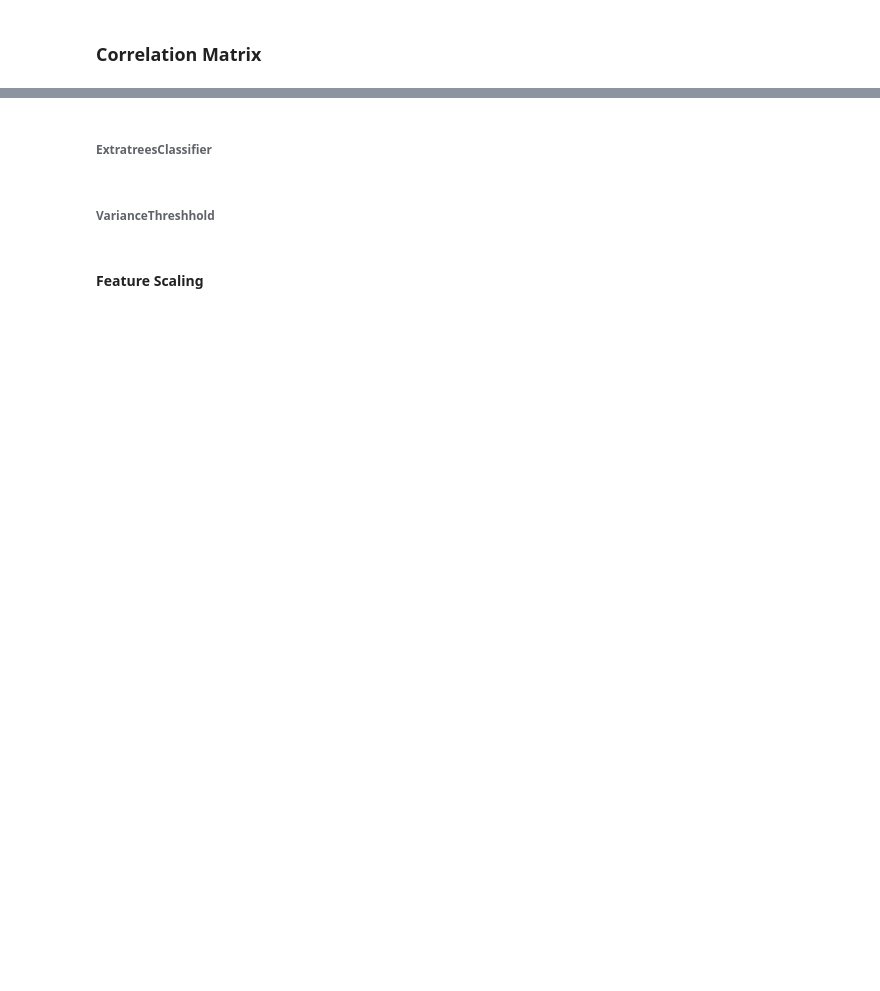
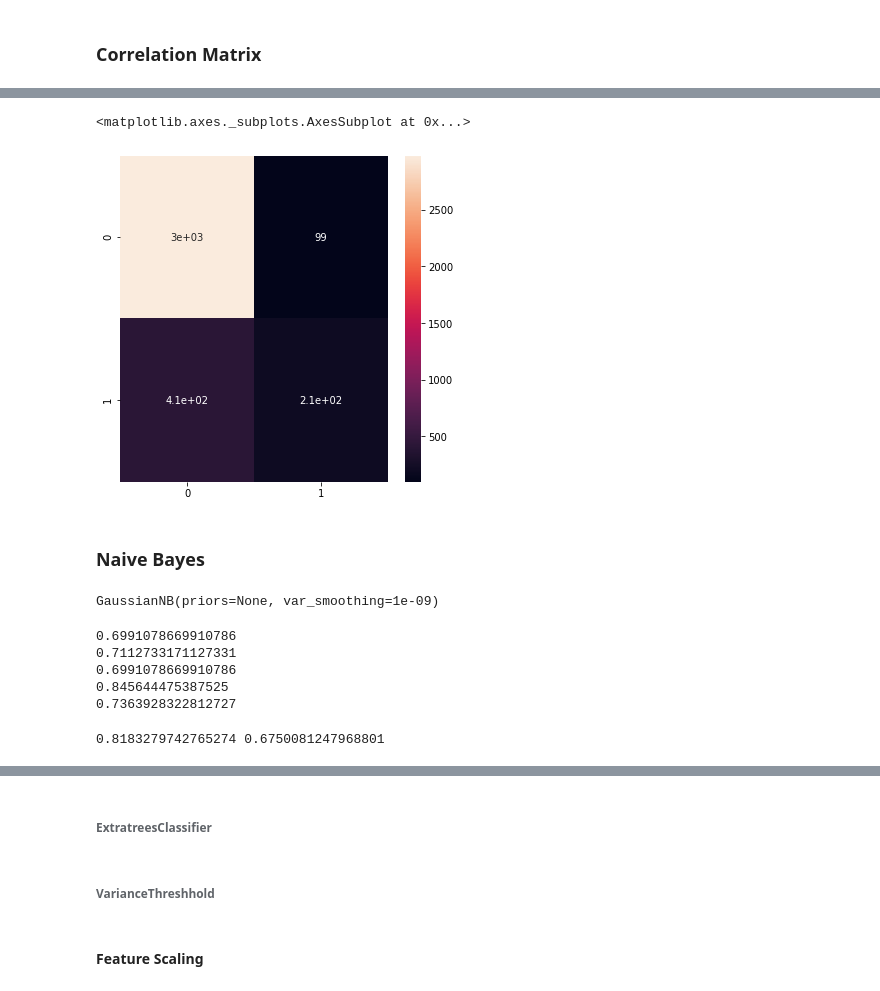
Before and after one commit to SepidehMohammadi/Capstone_python, a Jupyter notebook: Online Shoppers Purchasing Intention.ipynb, the cells around one changed output, grey strips where cells are left out. Drawn from its saved outputs; the diff is of its cells as text; code cells hidden in the pictures; blank space fills up the shorter version.

```diff
--- a/Online Shoppers Purchasing Intention.ipynb
+++ b/Online Shoppers Purchasing Intention.ipynb
@@ -760,0 +1454,3 @@ OSHIX_n_collinearity_SelectKBest.shape
+# %%
+knn_y_pred = knn.predict(X_test)
+knn_y_pred1 = knn.predict(X_train)
@@ -760,0 +1501,14 @@ OSHIX_n_collinearity_SelectKBest.shape
+# %%
+cm = confusion_matrix(y_test, knn_y_pred)
+plt.rcParams['figure.figsize'] = (6, 6)
+sns.heatmap(cm, annot = True)
+# %% [output]
+<matplotlib.axes._subplots.AxesSubplot at 0x...>
+[figure, added]
+# %% [markdown]
+### <B> Naive Bayes <B>
+# %%
+nb = GaussianNB()
+nb.fit(X_train, y_train)
+# %% [output]
+GaussianNB(priors=None, var_smoothing=1e-09)
@@ -760,0 +1518,12 @@ OSHIX_n_collinearity_SelectKBest.shape
+# %%
+print(accuracy_score(y_test, nb_y_pred))
+print(accuracy_score(y_train,nb_y_pred1))
+print(recall_score(y_test,nb_y_pred, average = 'weighted'))
+print(precision_score(y_test,nb_y_pred, average = 'weighted'))
+print(f1_score(y_test,nb_y_pred, average = 'weighted'))
+# %% [output]
+0.6991078669910786
+0.7112733171127331
+0.6991078669910786
+0.845644475387525
+0.7363928322812727
@@ -760,0 +1545,6 @@ OSHIX_n_collinearity_SelectKBest.shape
+# %%
+sensetivity = TP/(TP+FN)
+specificity = TN/(TN+FP)
+print(sensetivity, specificity)
+# %% [output]
+0.8183279742765274 0.6750081247968801
```
Also changed, not shown: parts of 156 cells of this notebook, 2 other files.
